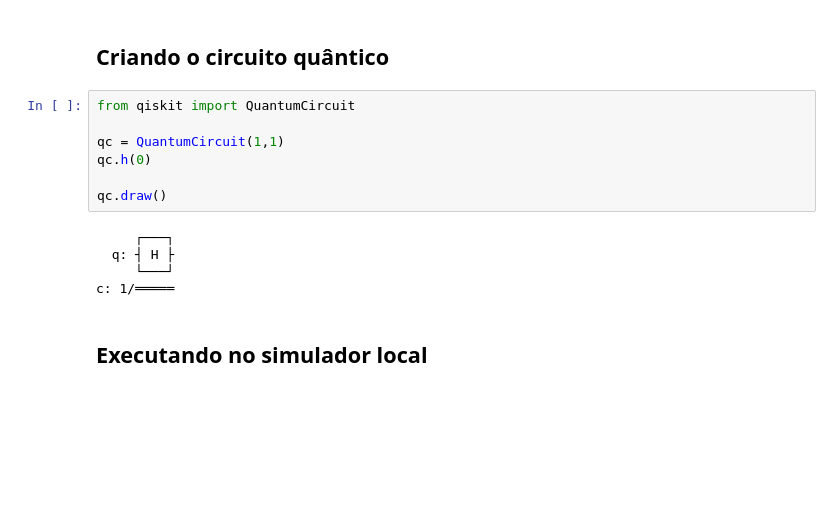
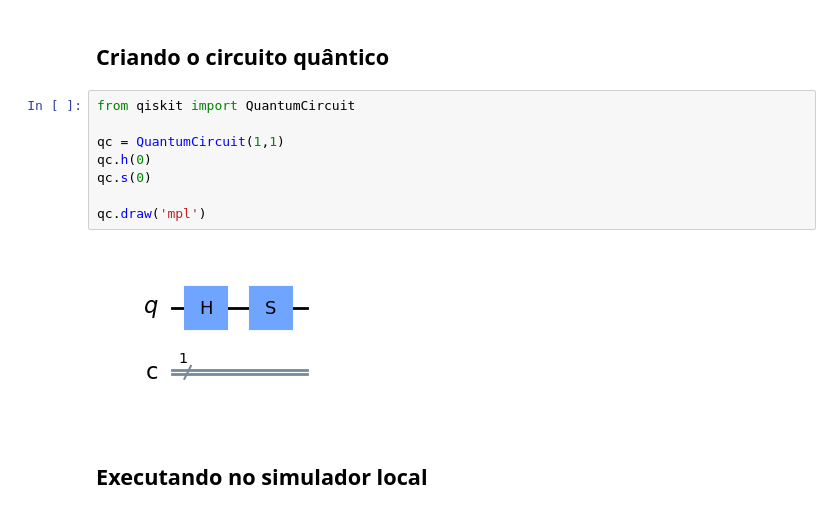
Before and after one commit to jonasmaziero/Projeto_CNPq_AWS_2023, a Jupyter notebook: teste2.ipynb, the cells around one changed output. Drawn from its saved outputs; the diff is of its cells as text; blank space fills up the shorter version.

```diff
--- a/teste2.ipynb
+++ b/teste2.ipynb
@@ -5,15 +5,13 @@ import qiskit_braket_provider
 # %%
 from qiskit import QuantumCircuit
 
 qc = QuantumCircuit(1,1)
 qc.h(0)
+qc.s(0)
 
-qc.draw()
+qc.draw('mpl')
 # %% [output]
-     ┌───┐
-  q: ┤ H ├
-     └───┘
-c: 1/═════
+[figure, added]
 # %% [markdown]
 ## Executando no simulador local
 # %%
```
Also changed, not shown: parts of 14 cells of this notebook.
